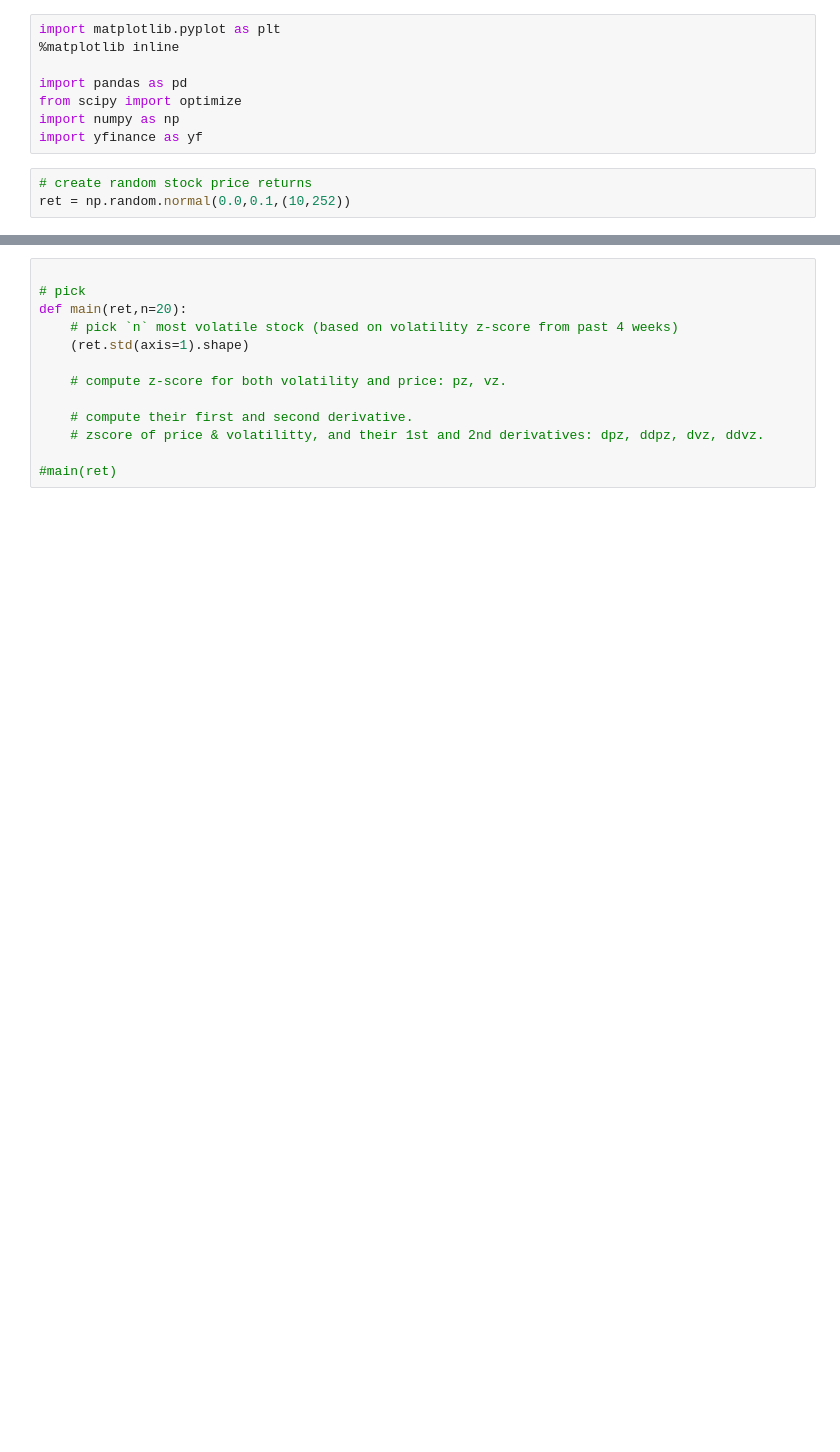
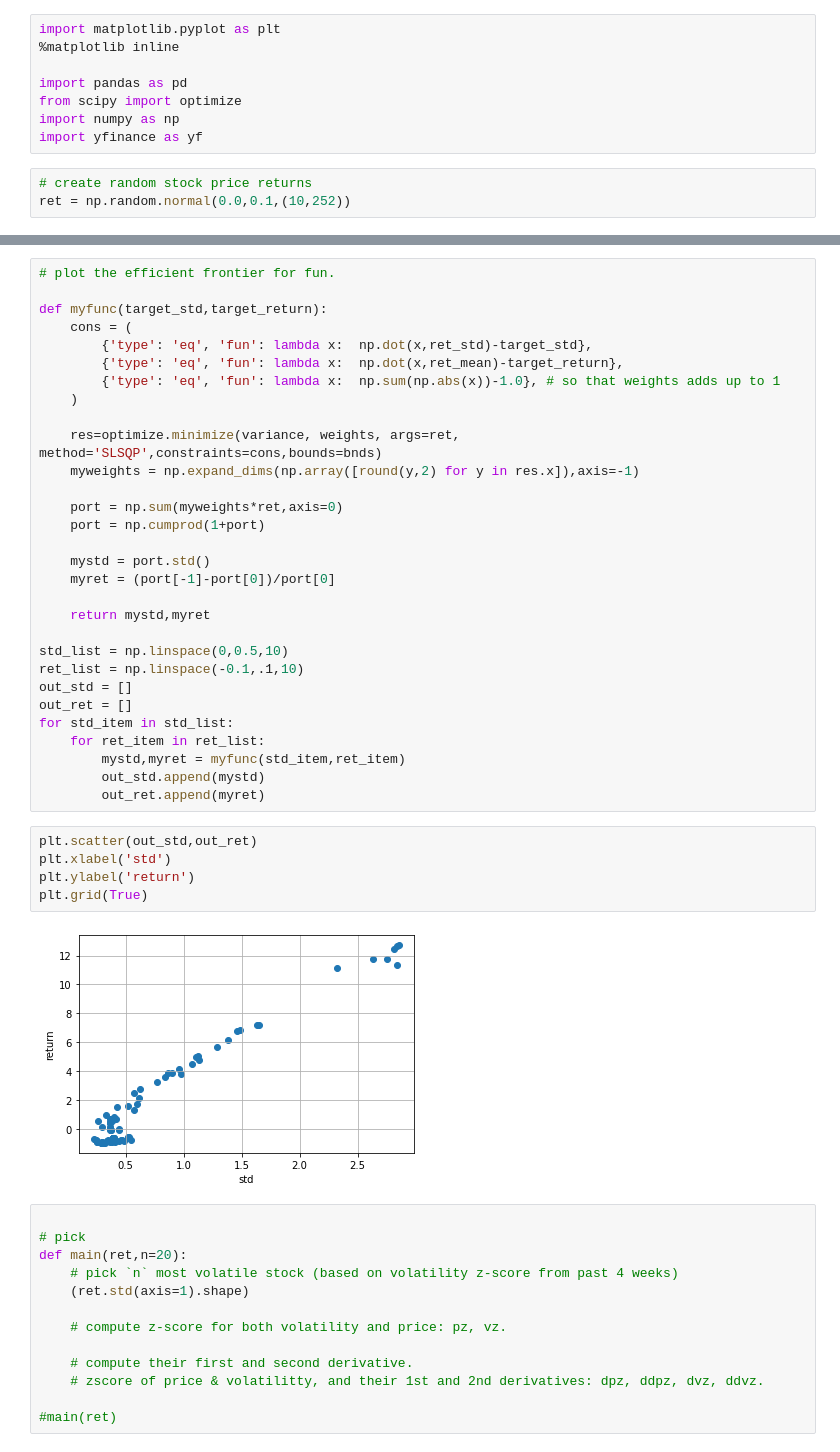
Before and after one commit to pangyuteng/public-misc, a Jupyter notebook: finance/basket/minimum-variance-mock.ipynb, the cells around one changed output, grey strips where cells are left out. Drawn from its saved outputs; the diff is of its cells as text; blank space fills up the shorter version.

Commit message:
added plotting of efficient frontier

```diff
--- a/finance/basket/minimum-variance-mock.ipynb
+++ b/finance/basket/minimum-variance-mock.ipynb
@@ -87,3 +87,40 @@ print(myweights.squeeze())
+# %%
+# plot the efficient frontier for fun.
+
+def myfunc(target_std,target_return):
+    cons = (
+        {'type': 'eq', 'fun': lambda x:  np.dot(x,ret_std)-target_std},
+        {'type': 'eq', 'fun': lambda x:  np.dot(x,ret_mean)-target_return},
+        {'type': 'eq', 'fun': lambda x:  np.sum(np.abs(x))-1.0}, # so that weights adds up to 1
+    )
+
+    res=optimize.minimize(variance, weights, args=ret, method='SLSQP',constraints=cons,bounds=bnds)
+    myweights = np.expand_dims(np.array([round(y,2) for y in res.x]),axis=-1)
+
+    port = np.sum(myweights*ret,axis=0)
+    port = np.cumprod(1+port)
+
+    mystd = port.std()
+    myret = (port[-1]-port[0])/port[0]
+
+    return mystd,myret
+
+std_list = np.linspace(0,0.5,10)
+ret_list = np.linspace(-0.1,.1,10)
+out_std = []
+out_ret = []
+for std_item in std_list:
+    for ret_item in ret_list:
+        mystd,myret = myfunc(std_item,ret_item)
+        out_std.append(mystd)
+        out_ret.append(myret)
+# %%
+plt.scatter(out_std,out_ret)
+plt.xlabel('std')
+plt.ylabel('return')
+plt.grid(True)
+# %% [output]
+[figure, added]
 # %%
 
 # pick
```
Also changed, not shown: parts of 5 cells of this notebook.
